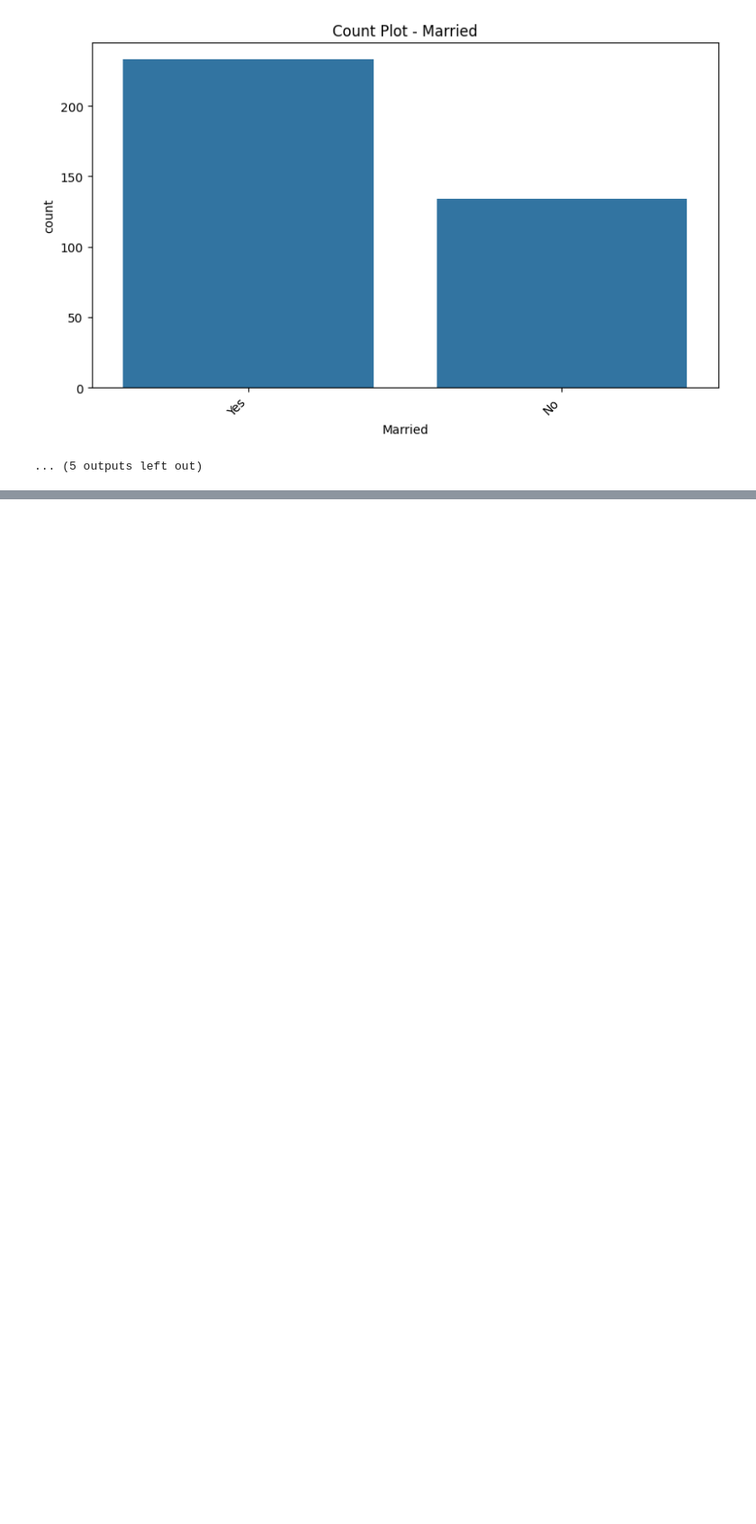
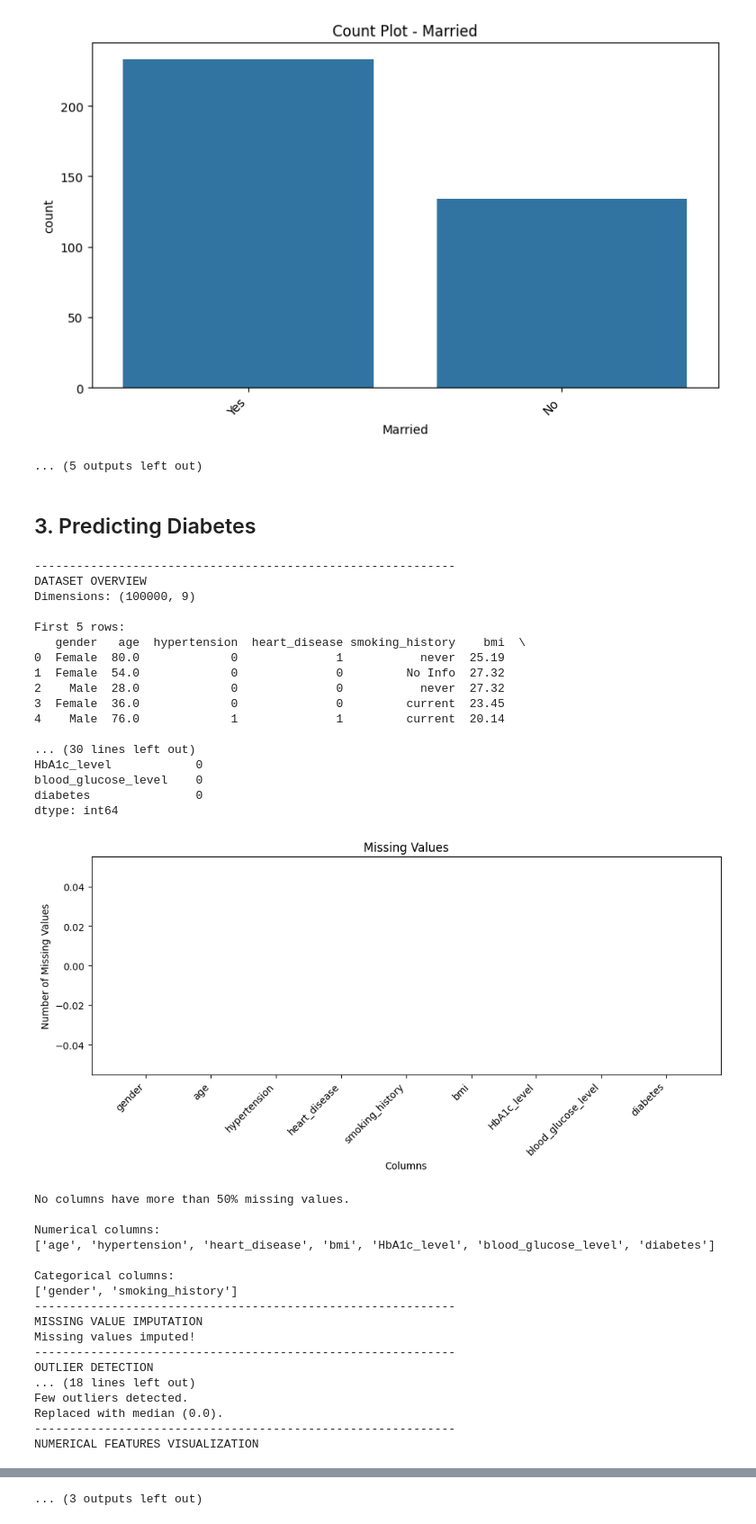
Before and after one commit to RadeshL/Machine-Learning-Laboratory, a Jupyter notebook: MLassign1_fncs.ipynb, the cells around one changed output, grey strips where cells are left out. Shown at 90% size. Cells and saved outputs as stored; diff of their text form; code cells hidden in the pictures; blank space fills up the shorter version.

```diff
--- a/MLassign1_fncs.ipynb
+++ b/MLassign1_fncs.ipynb
@@ -355,3 +418,44 @@ CATEGORICAL FEATURE ANALYSIS
 [figure]
 [figure]
 ... (5 outputs left out)
+# %% [markdown]
+## 3. Predicting Diabetes
+# %%
+df_diabetes = pd.read_csv("diabetes_prediction_dataset.csv")
+df_diabetes = eda(df_diabetes)
+# %% [output]
+------------------------------------------------------------
+DATASET OVERVIEW
+Dimensions: (100000, 9)
+
+First 5 rows:
+   gender   age  hypertension  heart_disease smoking_history    bmi  \
+0  Female  80.0             0              1           never  25.19
+1  Female  54.0             0              0         No Info  27.32
+2    Male  28.0             0              0           never  27.32
+3  Female  36.0             0              0         current  23.45
+4    Male  76.0             1              1         current  20.14
+
+... (30 lines left out)
+HbA1c_level            0
+blood_glucose_level    0
+diabetes               0
+dtype: int64
+[figure, added]
+No columns have more than 50% missing values.
+
+Numerical columns:
+['age', 'hypertension', 'heart_disease', 'bmi', 'HbA1c_level', 'blood_glucose_level', 'diabetes']
+
+Categorical columns:
+['gender', 'smoking_history']
+------------------------------------------------------------
+MISSING VALUE IMPUTATION
+Missing values imputed!
+------------------------------------------------------------
+OUTLIER DETECTION
+... (18 lines left out)
+Few outliers detected.
+Replaced with median (0.0).
+------------------------------------------------------------
+NUMERICAL FEATURES VISUALIZATION
@@ -357,0 +503 @@ CATEGORICAL FEATURE ANALYSIS
+... (3 outputs left out)
```
Also changed, not shown: parts of 11 cells of this notebook, 3 other files.
